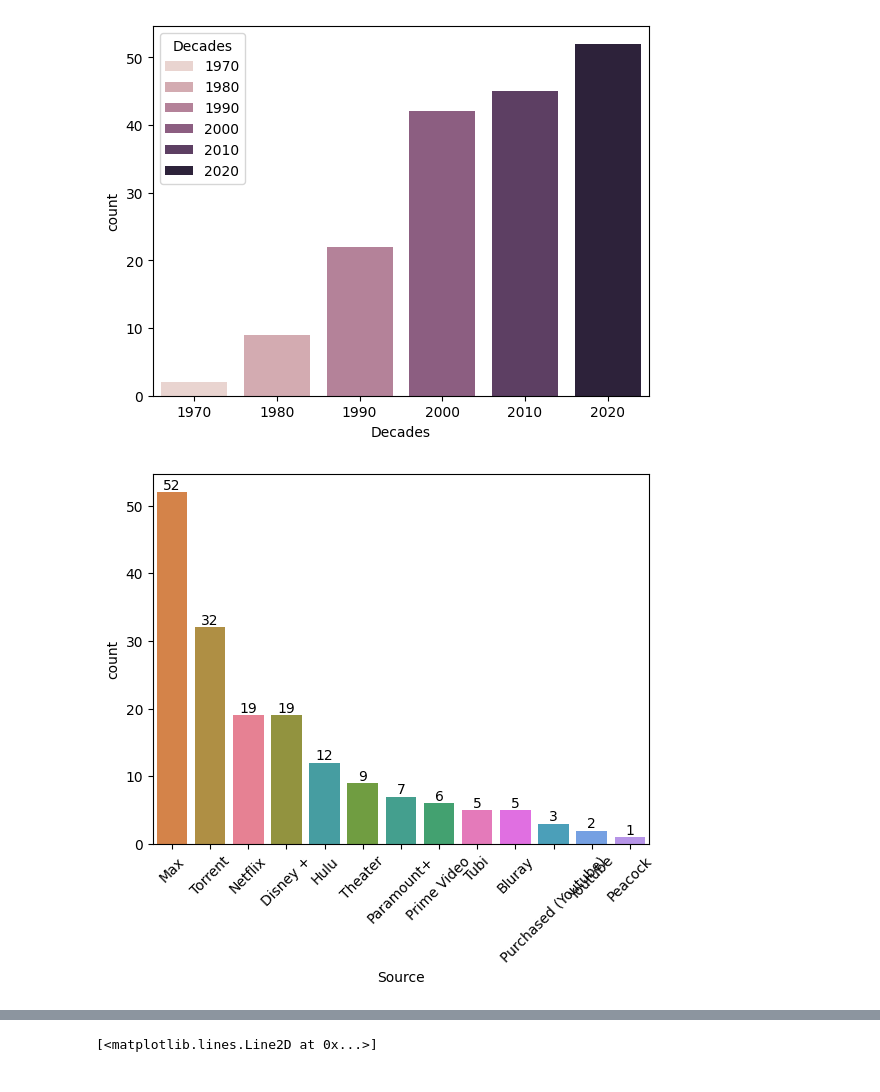
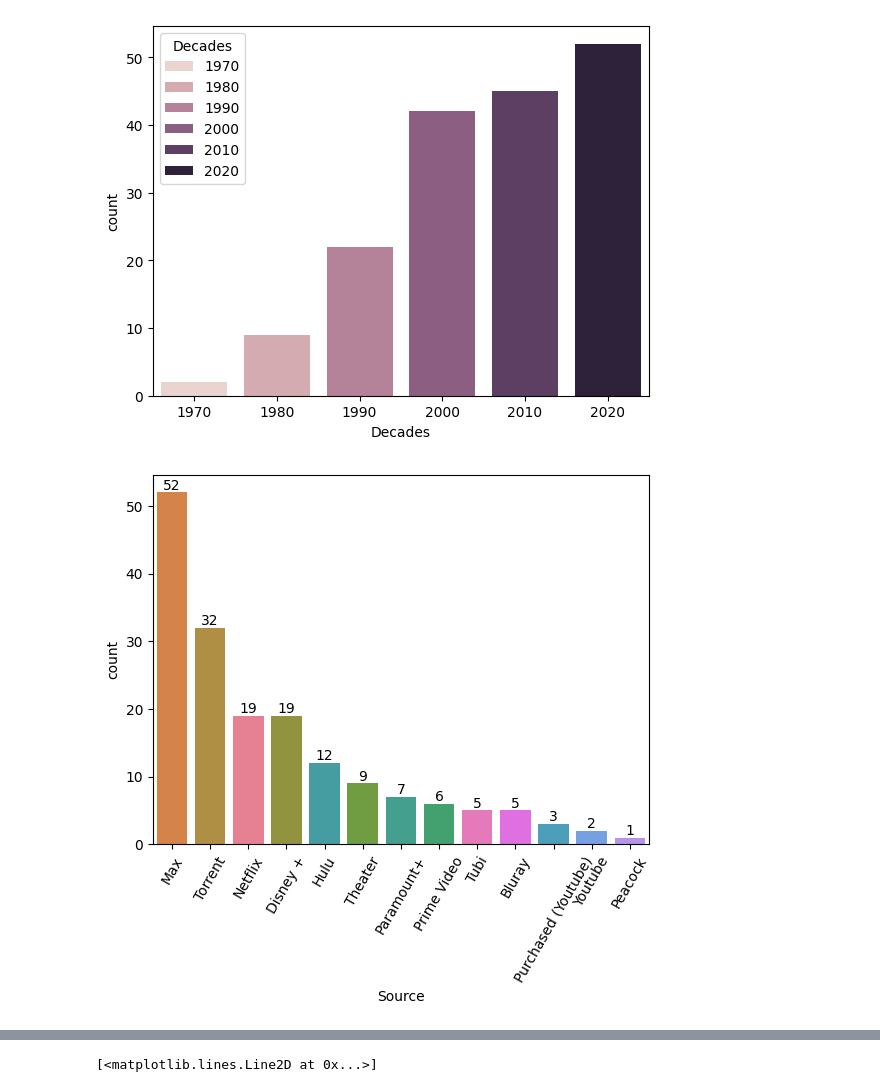
Before and after one commit to deleval001/movie_project, a Jupyter notebook: general_analysis/general_analysis.ipynb, the cells around one changed output, grey strips where cells are left out. Cells and saved outputs as stored; diff of their text form; code cells hidden in the pictures.

```diff
--- a/general_analysis/general_analysis.ipynb
+++ b/general_analysis/general_analysis.ipynb
@@ -189,21 +196,21 @@ Name: count, dtype: int64
 # %%
 # # Count Plot of Movie Sources
 m= movie_list_real["Source"].value_counts()
 m
 
 movie_sources = (movie_list_real["Source"])
 list = []
 
 for val in movie_sources:
     if val not in list:
         list.append(val)
 
 g= sns.countplot(data=movie_list_real, x = movie_list_real["Source"], hue = movie_list_real["Source"],  order = movie_list_real['Source'].value_counts().index)
-g.set_xticklabels(labels = list , rotation=45)
+g.set_xticklabels(labels = list , rotation=60,)
 
 for container in g.containers:
     g.bar_label(container)
 plt.show()
 # %% [output]
-[figure, old version]
+[figure, new version]
 # %%
```
Also changed, not shown: parts of 12 cells of this notebook.
